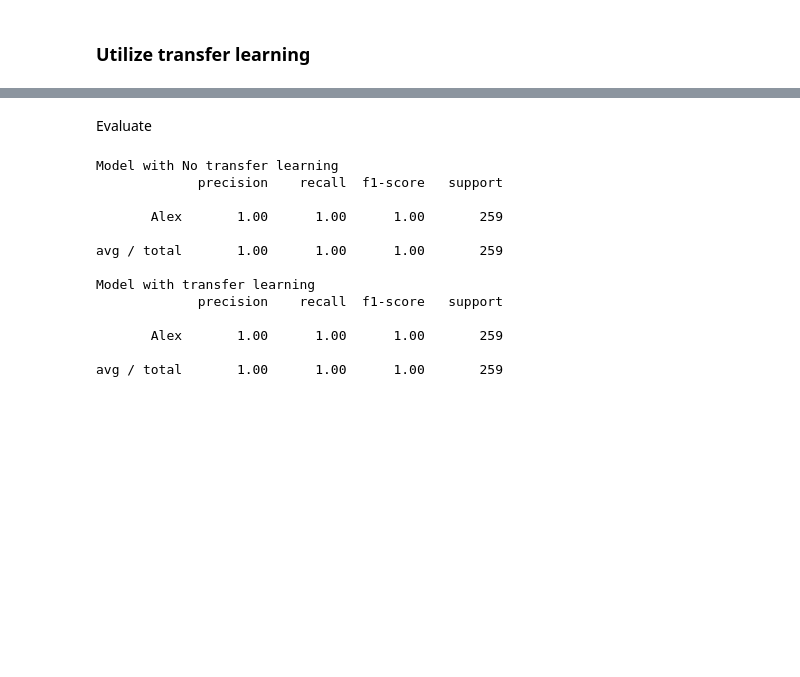
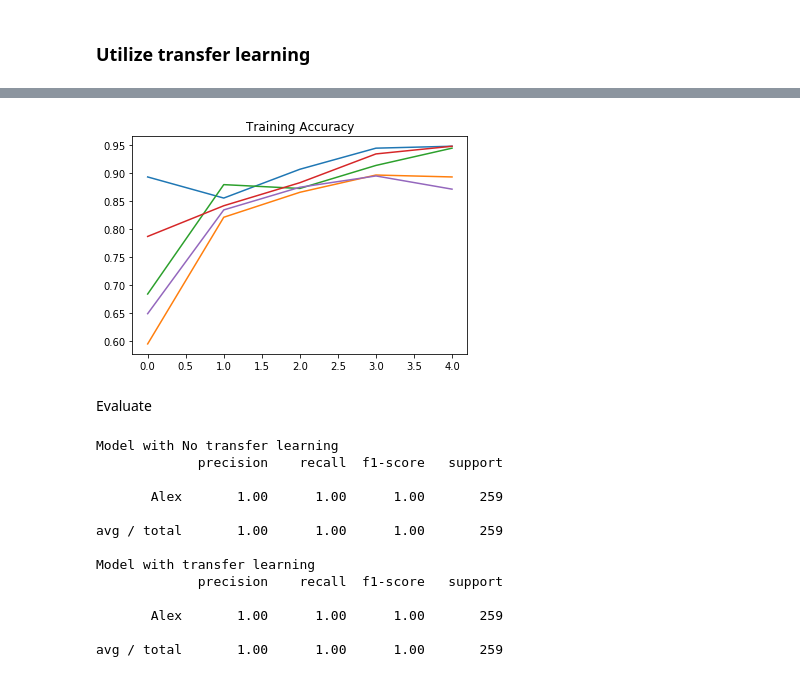
Before and after one commit to Gnosky/Data401Project4, a Jupyter notebook: AlexHunterNet-Raw-3-Channel.ipynb, the cells around one changed output, grey strips where cells are left out. Drawn from its saved outputs; the diff is of its cells as text; code cells hidden in the pictures; blank space fills up the shorter version.

```diff
--- a/AlexHunterNet-Raw-3-Channel.ipynb
+++ b/AlexHunterNet-Raw-3-Channel.ipynb
@@ -174,3 +350,9 @@ Epoch 5/5
+# %%
+for hist in trans_model_hist_dict.values():
+    plt.plot(hist.history['acc'])
+    plt.title("Training Accuracy")
+# %% [output]
+[figure, added]
 # %% [markdown]
 Evaluate
 # %%
```
Also changed, not shown: parts of 20 cells of this notebook, 1 other file.
